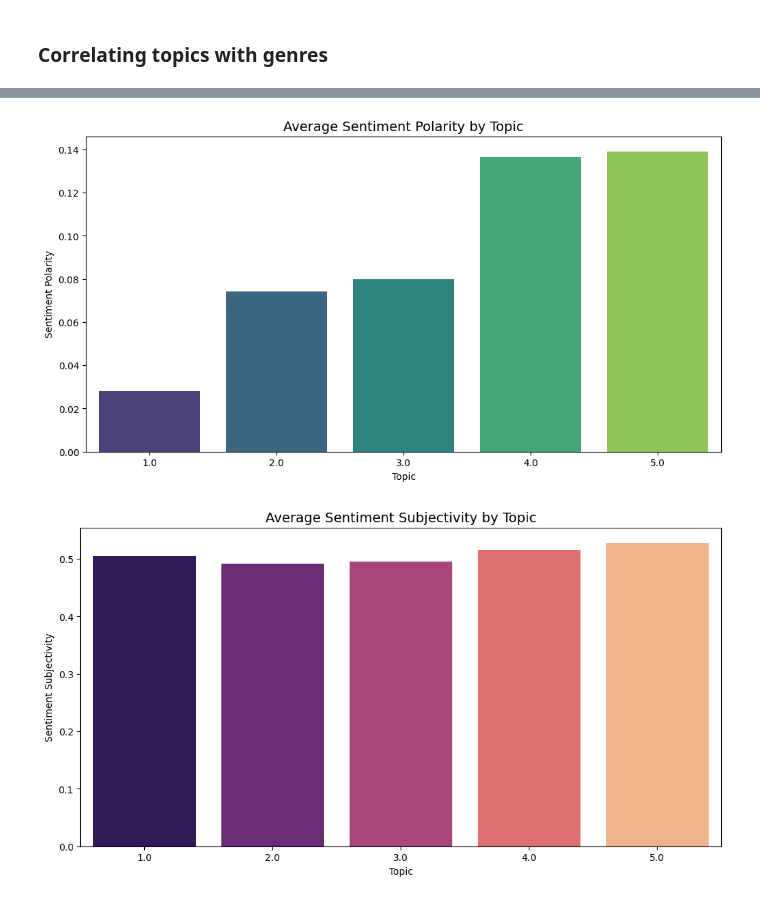
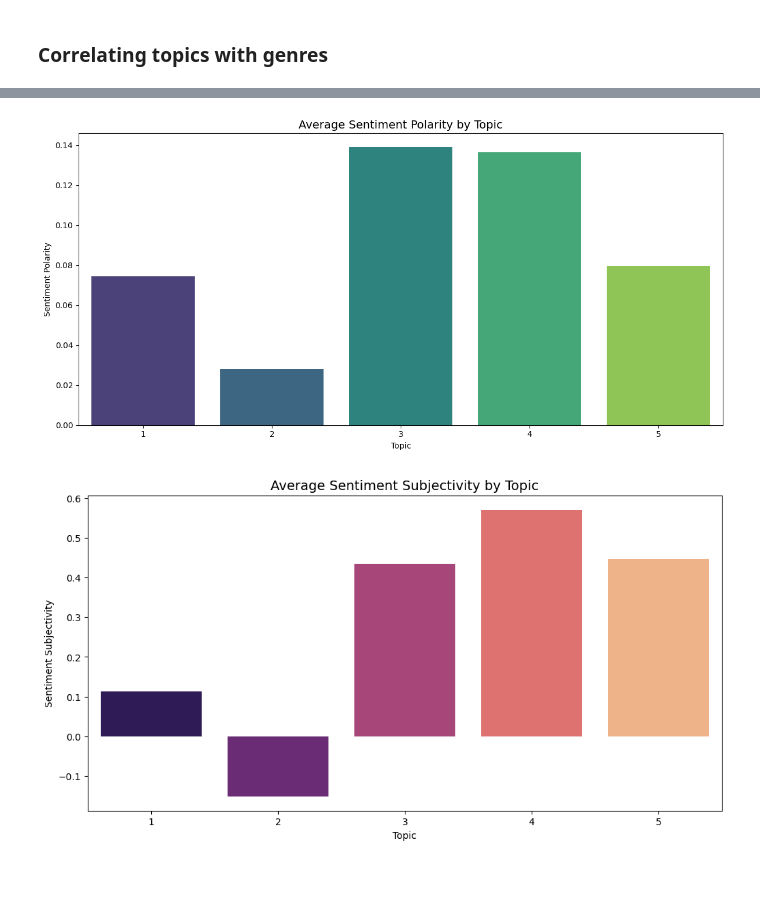
Before and after one commit to KrystianPielat/songs_analysis, a Jupyter notebook: topic_modelling.ipynb, the cells around one changed output, grey strips where cells are left out. Drawn from its saved outputs; the diff is of its cells as text; code cells hidden in the pictures.

```diff
--- a/topic_modelling.ipynb
+++ b/topic_modelling.ipynb
@@ -40,6 +40,8 @@ import warnings
 from empath import Empath
 warnings.simplefilter('ignore')
 load_dotenv();
+# %%
+ROOT_PATH = os.path.realpath(os.path.abspath(""))
 # %% [markdown]
 # Loading the data
 # %%
@@ -146,15 +126,2 @@ Name: count, dtype: int64
 # %%
 pyLDAvis.save_html(lda_vis, 'lda.html')
-# %%
-doc_topics = lda_model.get_document_topics(corpus, minimum_probability=0.2)
-
-# Create a list of dominant topics
-dominant_topics = []
-for topics in doc_topics:
-    dominant_topic, _ = max(topics, key=lambda x: x[1])
-    dominant_topics.append(dominant_topic+1)
-
-# Add the dominant topics as a new column to the original dataframe
-df.loc[lyrics_texts.index, 'topic'] = dominant_topics
-
-df[['title', 'topic']].head()
@@ -167,0 +132,13 @@ df[['title', 'topic']].head()
+# %%
+pyldavis_order = np.array(lda_vis.topic_order)  # Already in 1-based indexing
+
+gensim_to_pyldavis = {gensim_topic: pyldavis_topic for gensim_topic, pyldavis_topic in enumerate(pyldavis_order)}
+
+topic_distributions = [
+    lda_model.get_document_topics(doc, minimum_probability=0.0) for doc in corpus
+]
+dominant_topics_gensim = [max(topics, key=lambda x: x[1])[0] for topics in topic_distributions]
+
+dominant_topics_pyldavis = [gensim_to_pyldavis[t] for t in dominant_topics_gensim]
+
+df['topic'] = dominant_topics_pyldavis
@@ -285,23 +276,26 @@ topic
 Name: popularity, dtype: float64
 # %%
-sentiment_data = df.groupby('topic')[['sentiment_polarity', 'sentiment_subjectivity']].mean()
+sentiment_data = df.groupby('topic')[['vader_compound', 'sentiment_polarity', 'sentiment_subjectivity']].mean()
 
 plt.figure(figsize=(12, 6))
 sns.barplot(data=sentiment_data.reset_index(), x='topic', y='sentiment_polarity', palette='viridis')
 plt.title("Average Sentiment Polarity by Topic", fontsize=14)
 plt.xlabel("Topic")
 plt.ylabel("Sentiment Polarity")
+plt.tight_layout()
+plt.savefig(os.path.join(ROOT_PATH, 'document', 'img', 'lda_sentiment.png'))
 plt.show()
 
 plt.figure(figsize=(12, 6))
-sns.barplot(data=sentiment_data.reset_index(), x='topic', y='sentiment_subjectivity', palette='magma')
+# sns.barplot(data=sentiment_data.reset_index(), x='topic', y='sentiment_subjectivity', palette='magma')
+sns.barplot(data=sentiment_data.reset_index(), x='topic', y='vader_compound', palette='magma')
 plt.title("Average Sentiment Subjectivity by Topic", fontsize=14)
 plt.xlabel("Topic")
 plt.ylabel("Sentiment Subjectivity")
 plt.show()
 # %% [output]
-[figure, old version]
+[figure, new version]
-[figure, old version]
+[figure, new version]
 # %%
 from sklearn.preprocessing import MinMaxScaler
 import matplotlib.pyplot as plt
```
Also changed, not shown: parts of 16 cells of this notebook, 9 other files.
